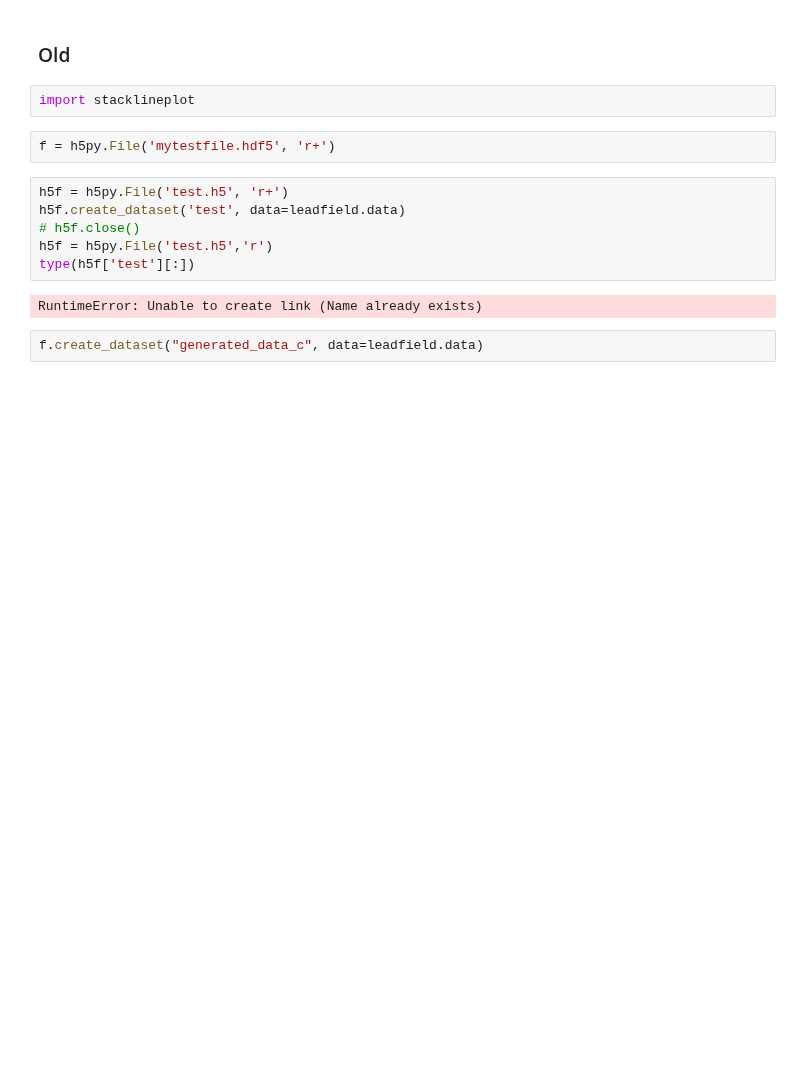
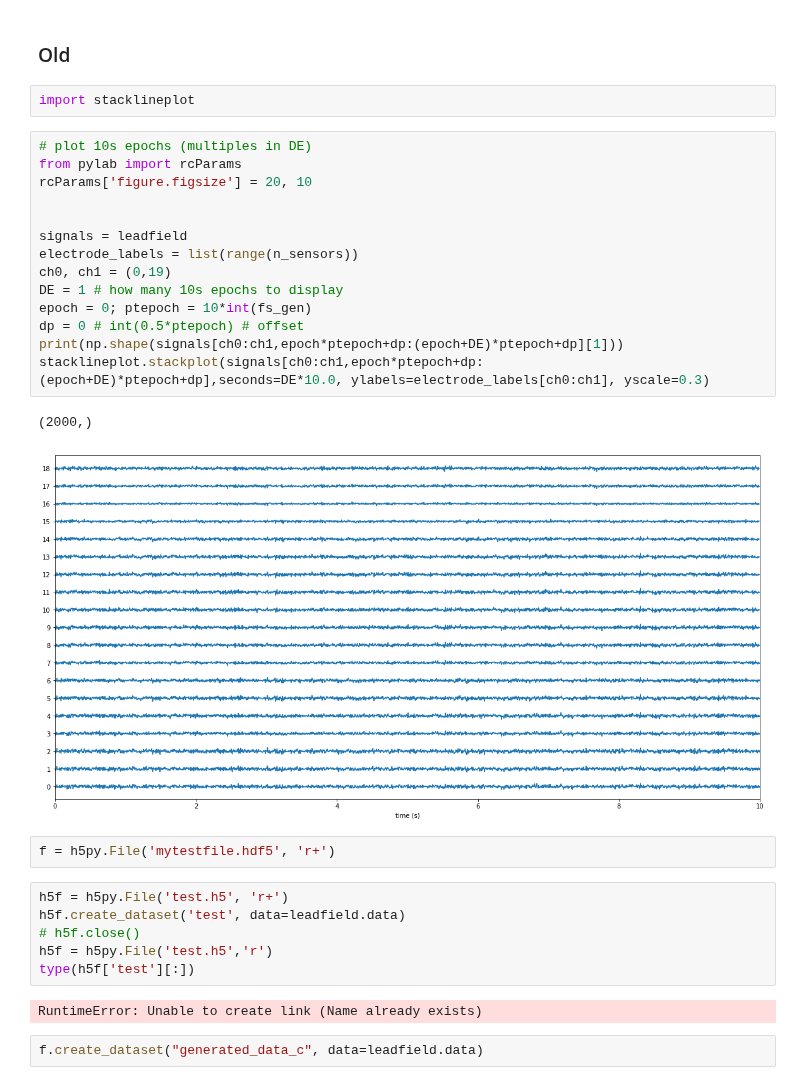
Before and after one commit to DanielLongo/eegML, a Jupyter notebook: forward_model/generate_eeg_data.ipynb, the cells around one changed output. Saved outputs shown, nothing was run; the diff lists cells and outputs as text; blank space fills up the shorter version.

```diff
--- a/forward_model/generate_eeg_data.ipynb
+++ b/forward_model/generate_eeg_data.ipynb
@@ -137,6 +138,23 @@ leadfield.plot_topomap(time_unit='s')
 ### Old
 # %%
 import stacklineplot
+# %%
+# plot 10s epochs (multiples in DE)
+from pylab import rcParams
+rcParams['figure.figsize'] = 20, 10
+
+
+signals = leadfield
+electrode_labels = list(range(n_sensors))
+ch0, ch1 = (0,19)
+DE = 1 # how many 10s epochs to display
+epoch = 0; ptepoch = 10*int(fs_gen)
+dp = 0 # int(0.5*ptepoch) # offset
+print(np.shape(signals[ch0:ch1,epoch*ptepoch+dp:(epoch+DE)*ptepoch+dp][1]))
+stacklineplot.stackplot(signals[ch0:ch1,epoch*ptepoch+dp:(epoch+DE)*ptepoch+dp],seconds=DE*10.0, ylabels=electrode_labels[ch0:ch1], yscale=0.3)
+# %% [output]
+(2000,)
+[figure, added]
 # %%
 f = h5py.File('mytestfile.hdf5', 'r+')
 # %%
```
Also changed, not shown: parts of 12 cells of this notebook, 1 other file.
